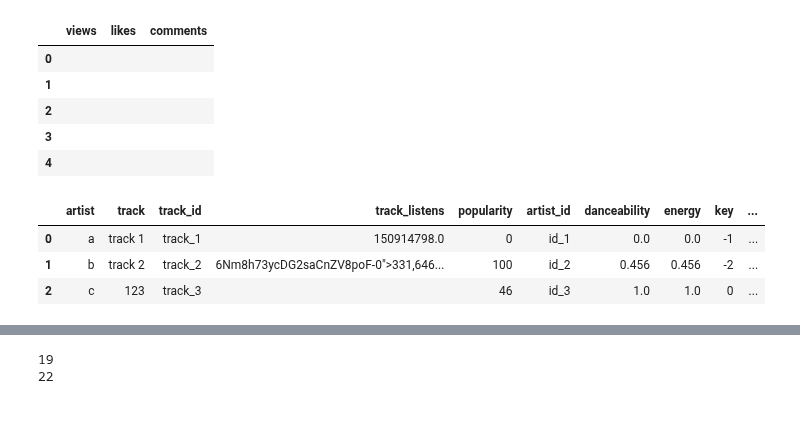
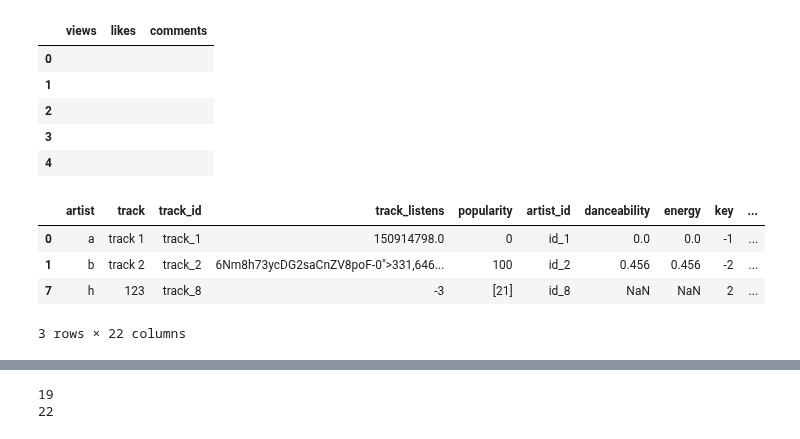
Before and after one commit to cjcdwburger/UOL_DSM020_CW2, a Jupyter notebook: CW2.ipynb, the cells around one changed output, grey strips where cells are left out. Cells and saved outputs as stored; diff of their text form; code cells hidden in the pictures.

Commit message:
all cleaning and tests added, except for lyrics

```diff
--- a/CW2.ipynb
+++ b/CW2.ipynb
@@ -1636,16 +1745,16 @@ mock_tracks_base_df = pd.DataFrame.from_dict(
                                     0.0, 0.456, 1.0, 1.2, -0.2, '', ['asd'], np.nan, '0.6'
                                 ],
         'liveness':             [
-                                    '', '', '', '', '', '', '', '', ''
+                                    0.0, 0.456, 1.0, 1.2, -0.2, '', ['asd'], np.nan, '0.6'
                                 ],
         'valence':              [
-                                    '', '', '', '', '', '', '', '', ''
+                                    0.0, 0.456, 1.0, 1.2, -0.2, '', ['asd'], np.nan, '0.6'
                                 ],
         'tempo':                [
-                                    '', '', '', '', '', '', '', '', ''
+                                    0.0, 55.55, 118.22, -2.3, '', ['12.0'], np.nan, 344.44, '0.1'
                                 ],
         'time_signature':       [
-                                    '', '', '', '', '', '', '', '', ''
+                                    3, 2, 7, 8, '', np.nan, ['4'], 4, '0'
                                 ],
         'lyrics':               [
                                     '', '', '', '', '', '', '', '', ''
@@ -1656,13 +1765,13 @@ mock_tracks_base_df = pd.DataFrame.from_dict(
 
 mock_tracks_additional_df = pd.DataFrame.from_dict({
        'views':                 [
-                                    '', '', '', '', '', '', '', '', ''
+                                    123456789.0, 600.0, '123', [''], np.nan, '123', -1.0, 200.5, ''
                                 ],
         'likes':                [
-                                    '', '', '', '', '', '', '', '', ''
+                                    123456.0, 231.0, '123', [''], np.nan, '123', -1.0, 123.5, ''
                                 ],
         'comments':             [
-                                    '', '', '', '', '', '', '', '', ''
+                                    56789.0, 433.0, '123', [''], np.nan, '123', -1.0, 543.5, ''
                                 ],
     })
 # %%
@@ -1686,40 +1795,41 @@ mock_tracks_additional_df.head()
 # %%
 
 # Mock base cols check
-clean_tracks_dataframe(
-    mock_tracks_base_df,
-    clean_speechiness=True
-).head(10)
+# clean_tracks_dataframe(
+#     mock_tracks_base_df,
+#     clean_signature=True
+# ).head(10)
 
 # Mock all cols check
-# clean_tracks_dataframe(
-#     pd.concat([mock_tracks_base_df, mock_tracks_additional_df], axis=1),
-#     use_additional_cols=True,
-#     clean_mode=True
-# ).head(10)
+clean_tracks_dataframe(
+    pd.concat([mock_tracks_base_df, mock_tracks_additional_df], axis=1),
+    use_additional_cols=True,
+    clean_views=True
+).head(10)
 
 # Check spotify tracks
 # result_df = clean_tracks_dataframe(
 #     spotify_df,
 #     use_additional_cols=False,
 #     clean_all=True
 # )
 # print(len(spotify_df), '->', len(result_df))
 # result_df.head()
 
 # Check kaggle tracks
 # result_df = clean_tracks_dataframe(
 #     kaggle_df,
 #     use_additional_cols=True,
 #     clean_all=True
 # )
 # print(len(kaggle_df), '->', len(result_df))
 # result_df.head()
 # %% [output]
 |  | artist | track | track_id | track_listens | popularity | artist_id | danceability | energy | key | ... |
 | 0 | a | track 1 | track_1 | 150914798.0 | 0 | id_1 | 0.0 | 0.0 | -1 | ... |
 | 1 | b | track 2 | track_2 | 6Nm8h73ycDG2saCnZV8poF-0">331,646... | 100 | id_2 | 0.456 | 0.456 | -2 | ... |
-| 2 | c | 123 | track_3 |  | 46 | id_3 | 1.0 | 1.0 | 0 | ... |
+| 7 | h | 123 | track_8 | -3 | [21] | id_8 | NaN | NaN | 2 | ... |
+3 rows × 22 columns
 # %%
 result_df = clean_tracks_dataframe(
     kaggle_df,
```
Also changed, not shown: parts of 3 cells of this notebook.
